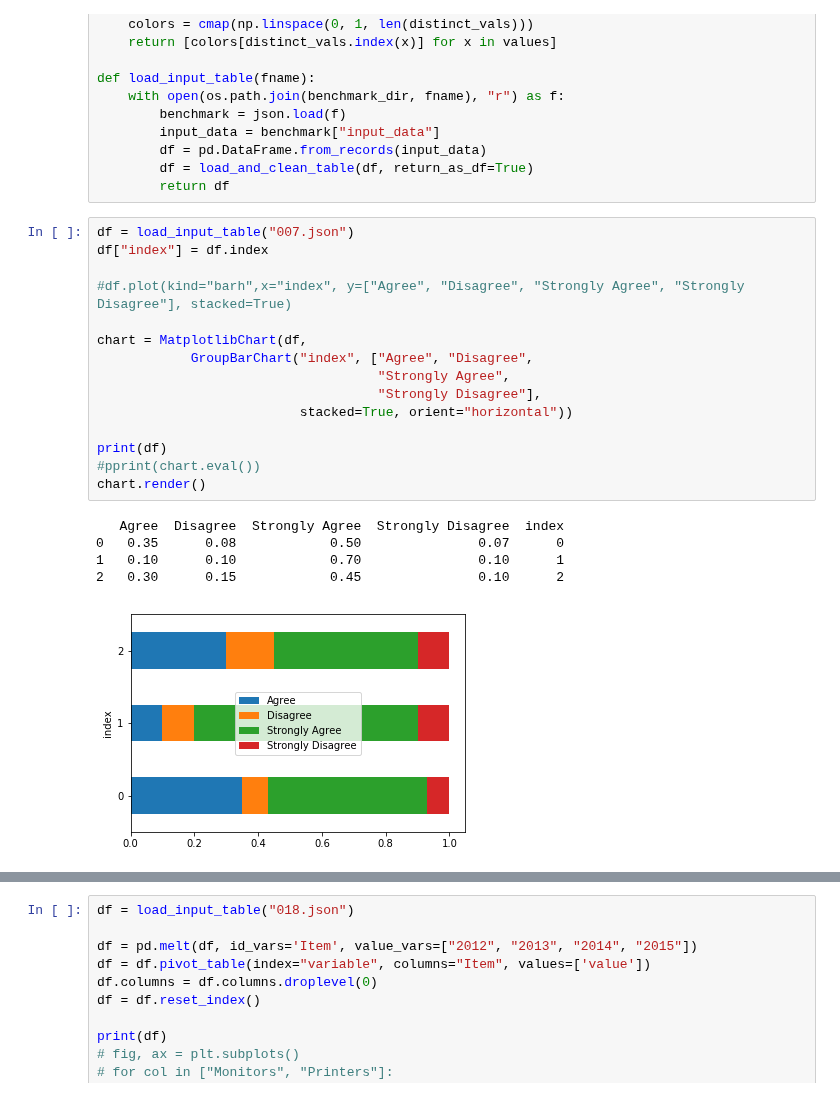
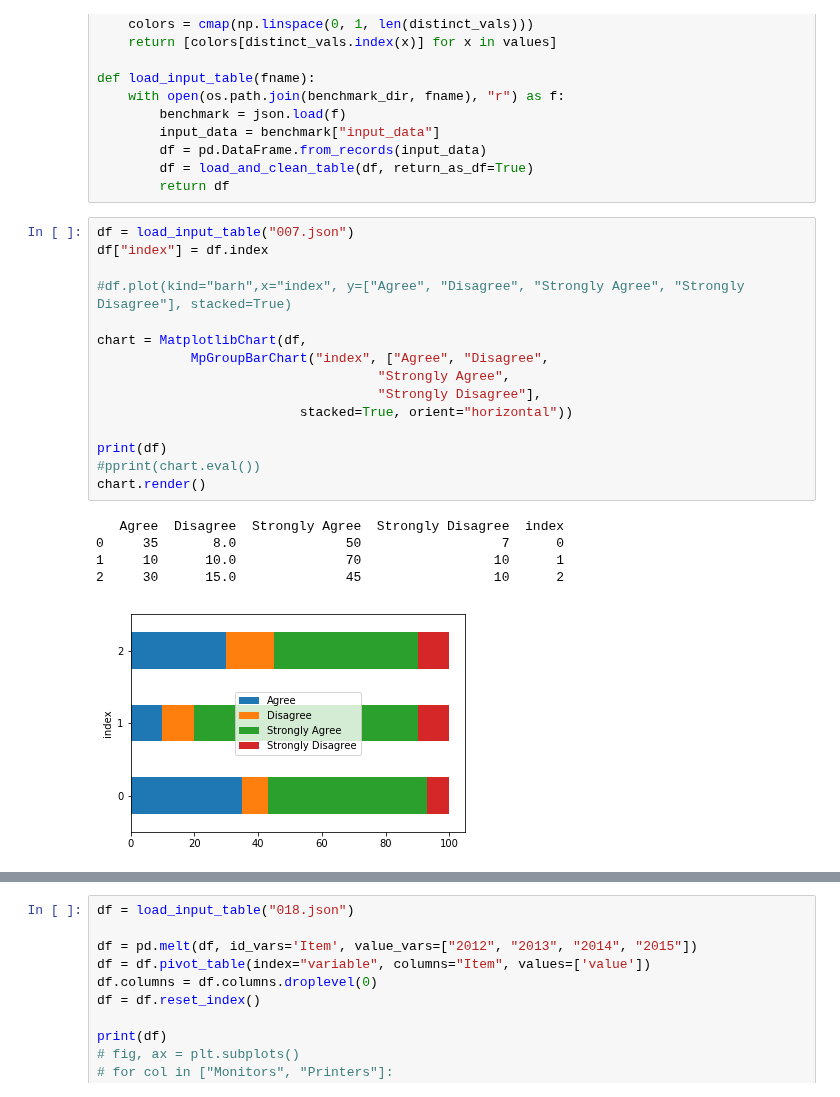
Before and after one commit to Mestway/falx, a Jupyter notebook: falx/matplotlib_exp.ipynb, the cells around one changed output, grey strips where cells are left out. Saved outputs shown, nothing was run; the diff lists cells and outputs as text.

```diff
--- a/falx/matplotlib_exp.ipynb
+++ b/falx/matplotlib_exp.ipynb
@@ -32,24 +32,24 @@ def load_input_table(fname):
 # %%
 df = load_input_table("007.json")
 df["index"] = df.index
 
 #df.plot(kind="barh",x="index", y=["Agree", "Disagree", "Strongly Agree", "Strongly Disagree"], stacked=True)
 
 chart = MatplotlibChart(df,
-            GroupBarChart("index", ["Agree", "Disagree",
+            MpGroupBarChart("index", ["Agree", "Disagree",
                                     "Strongly Agree",
                                     "Strongly Disagree"],
                           stacked=True, orient="horizontal"))
 
 print(df)
 #pprint(chart.eval())
 chart.render()
 # %% [output]
    Agree  Disagree  Strongly Agree  Strongly Disagree  index
-0   0.35      0.08            0.50               0.07      0
-1   0.10      0.10            0.70               0.10      1
-2   0.30      0.15            0.45               0.10      2
+0     35       8.0              50                  7      0
+1     10      10.0              70                 10      1
+2     30      15.0              45                 10      2
-[figure, old version]
+[figure, new version]
 # %%
 df = load_input_table("010.json")
 
```
Also changed, not shown: parts of 4 cells of this notebook, 2 other files.
